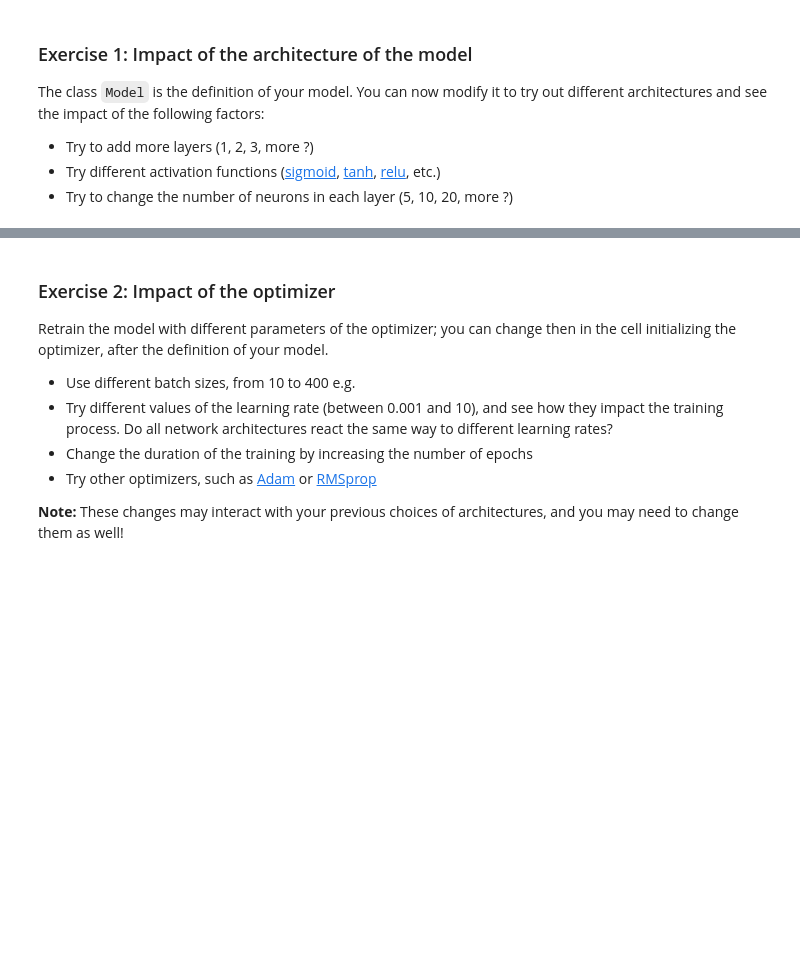
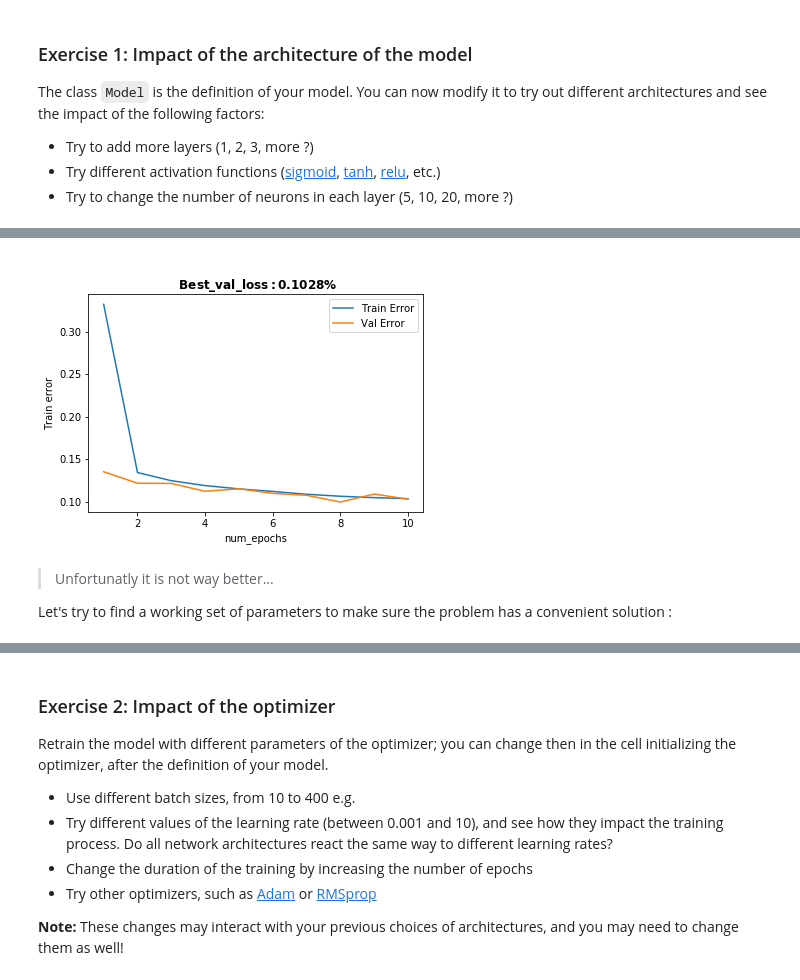
Before and after one commit to EmmanuelJhno/Advanced_Deep_Learning, a Jupyter notebook: Lab1/TP1_Ex4_regression.ipynb, the cells around one changed output, grey strips where cells are left out. Cells and saved outputs as stored; diff of their text form; code cells hidden in the pictures; blank space fills up the shorter version.

```diff
--- a/Lab1/TP1_Ex4_regression.ipynb
+++ b/Lab1/TP1_Ex4_regression.ipynb
@@ -73,7 +148,8 @@ class Model(nn.Module):
         return outputs
 # %%
 # Define hyper-parameters:
-model = Model()
+simple_model = Model()
+print(simple_model)
 
 # Choose the hyperparameters for training:
 num_epochs = 10
@@ -85,4 +161,4 @@ criterion = nn.MSELoss()
 
 # Use SGD optimizer with a learning rate of 0.01
 # It is initialized on our model
-optimizer = torch.optim.SGD(model.parameters(), lr=0.01)
+optimizer = torch.optim.SGD(simple_model.parameters(), lr=0.01)
@@ -130,0 +288,19 @@ see the impact of the following factors:
+# %%
+n_hidden_layers=3
+n_neurons=4
+
+# Choose the hyperparameters for training:
+num_epochs = 10
+batch_size = 10
+
+# Training criterion. This one is a mean squared error (MSE) loss between the output
+# of the network and the target label
+criterion = nn.MSELoss()
+
+# Use SGD optimizer with a learning rate of 0.01
+# It is initialized on our model
+model = MultiLayerModel(n_hidden_layers, n_neurons)
+print('The model used is :\n', model)
+optimizer = torch.optim.SGD(model.parameters(), lr=0.01)
+
+train_error, validation_error = train(num_epochs, batch_size, criterion, optimizer, model, train_set, display=False)
@@ -130,0 +315,8 @@ see the impact of the following factors:
+# %%
+plot_convergence(train_error, validation_error)
+# %% [output]
+[figure, added]
+# %% [markdown]
+> Unfortunatly it is not way better...
+
+Let's try to find a working set of parameters to make sure the problem has a convenient solution :
```
Also changed, not shown: parts of 37 cells of this notebook, 2 other files.
